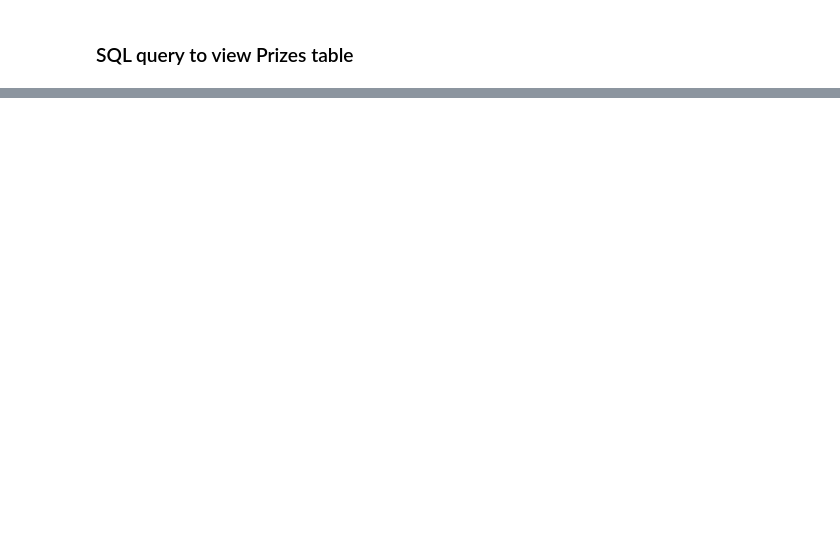
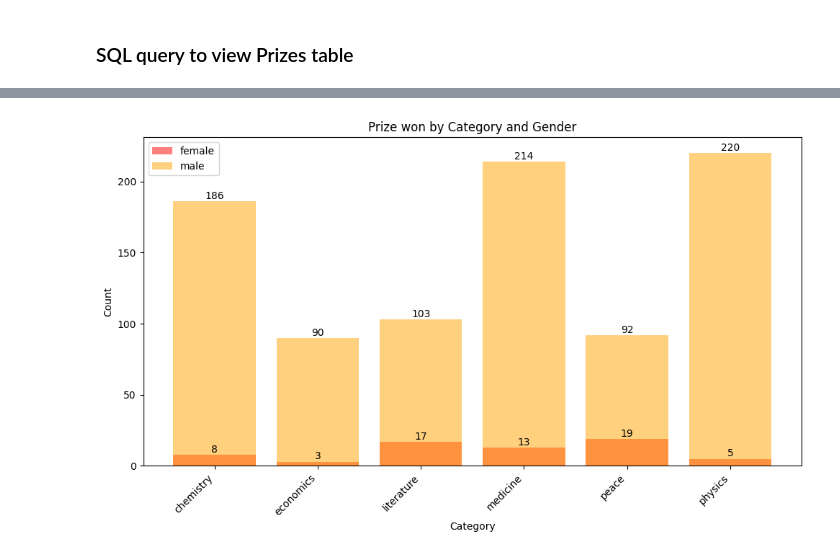
Before and after one commit to anbunambi3108/EMSE6586-FinalProject, a Jupyter notebook: Final Project - SQLite.ipynb, the cells around one changed output, grey strips where cells are left out. Saved outputs shown, nothing was run; the diff lists cells and outputs as text; code cells hidden in the pictures; blank space fills up the shorter version.

```diff
--- a/Final Project - SQLite.ipynb
+++ b/Final Project - SQLite.ipynb
@@ -365,0 +513,27 @@ for item in prize_data:
+# %%
+# Create a DataFrame from the fetched rows
+df = pd.DataFrame(rows, columns=['Category', 'Gender', 'Count'])
+
+# Filter out "org" category
+df = df[df['Gender'] != 'org']
+
+# Plotting
+plt.figure(figsize=(10, 6))
+colors = {'male': 'orange', 'female': 'red'}  # Define distinct colors for male and female
+for gender in df['Gender'].unique():
+    data = df[df['Gender'] == gender]
+    plt.bar(data['Category'],
+            data['Count'],
+            label=gender, alpha=0.5, color=colors[gender])
+    # Annotate bars with counts
+    for i, count in enumerate(data['Count']):
+        plt.text(i, count + 0.1, str(count), ha='center', va='bottom')
+plt.xlabel('Category')
+plt.ylabel('Count')
+plt.title('Prize won by Category and Gender')
+plt.xticks(rotation=45, ha='right')
+plt.legend()
+plt.tight_layout()
+plt.show()
+# %% [output]
+[figure, added]
```
Also changed, not shown: parts of 18 cells of this notebook.
